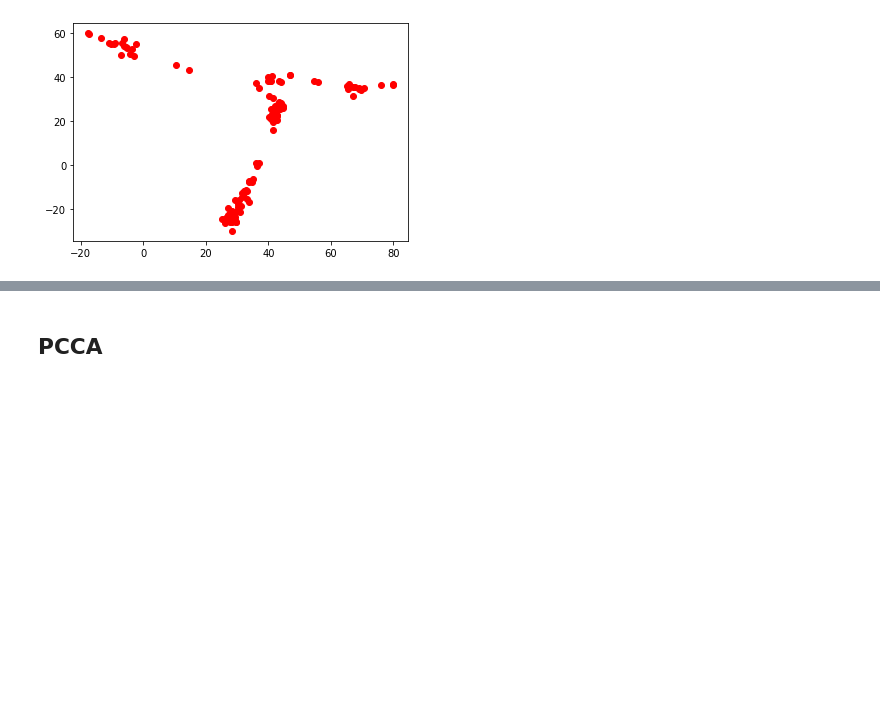
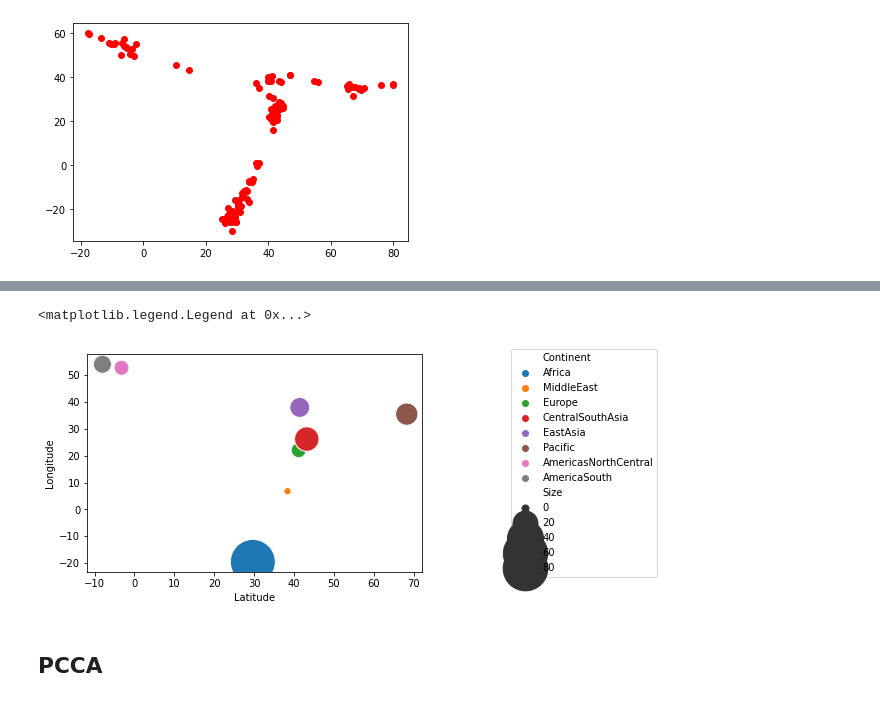
Before and after one commit to camoalon/language_genes, a Jupyter notebook: PCA.ipynb, the cells around one changed output, grey strips where cells are left out. Saved outputs shown, nothing was run; the diff lists cells and outputs as text; code cells hidden in the pictures; blank space fills up the shorter version.

```diff
--- a/PCA.ipynb
+++ b/PCA.ipynb
@@ -359,3 +362,23 @@ print(t0)
+# %%
+latitude_alleles = np.empty(len(continents))
+longitude_alleles = np.empty(len(continents))
+size_alleles = np.empty(len(continents))
+
+for i,elements in enumerate(continents):
+  tmp = result_alleles.loc[result_alleles['Continents'] == elements]
+  latitude_alleles[i] = np.mean(tmp["Latitude"])
+  longitude_alleles[i] = np.mean(tmp["Longitude"])
+  size_alleles[i] = len(tmp["Latitude"])
+
+cluster_alleles = pd.DataFrame([latitude_alleles,longitude_alleles,size_alleles,continents]).T
+cluster_alleles.columns = ['Latitude','Longitude','Size','Continent']
+# %%
+g = sns.scatterplot(cluster_alleles['Latitude'],cluster_alleles['Longitude'],size=cluster_alleles['Size'],hue=cluster_alleles['Continent'],sizes=(50,2000))
+
+g.legend(loc='center left', bbox_to_anchor=(1.25, 0.5), ncol=1)
+# %% [output]
+<matplotlib.legend.Legend at 0x...>
+[figure, added]
 # %% [markdown]
 ## PCCA
 # %%
```
Also changed, not shown: parts of 27 cells of this notebook.
